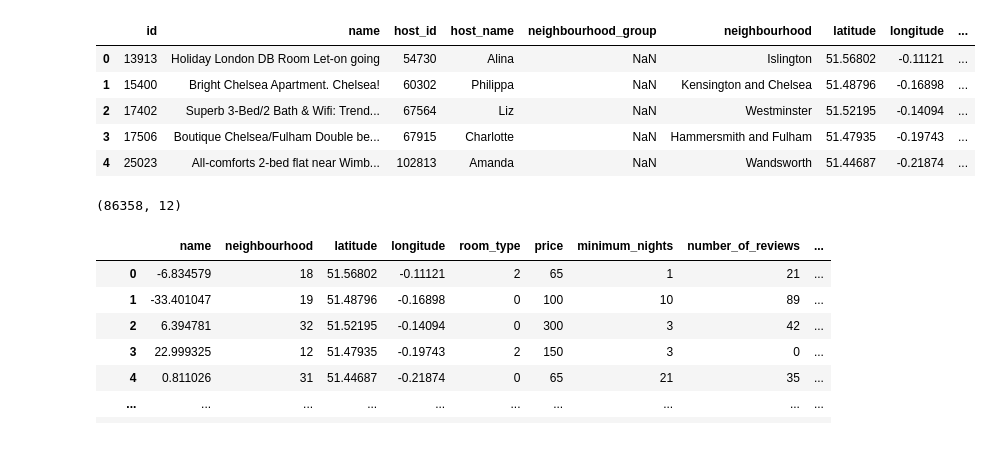
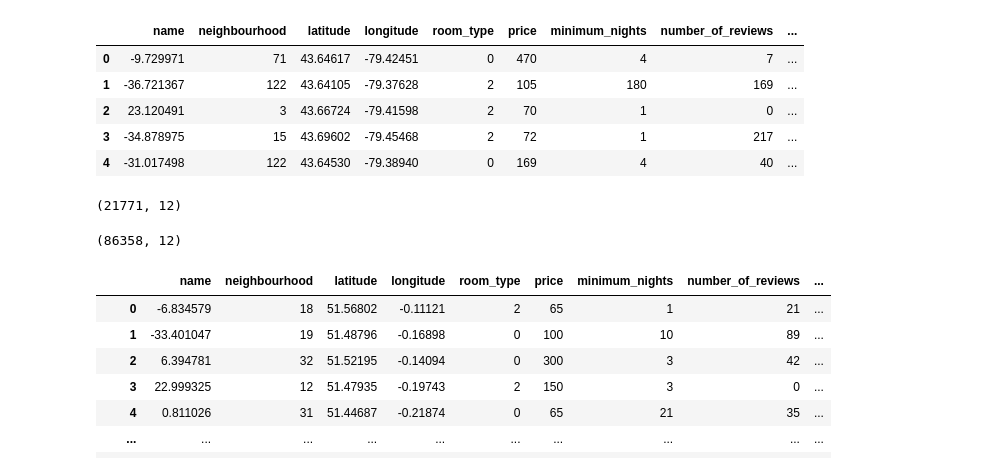
Before and after one commit to SamirMoustafa/airbnb-causal-analysis, a Jupyter notebook: run.ipynb, the cells around one changed output. Cells and saved outputs as stored; diff of their text form; code cells hidden in the pictures.

```diff
--- a/run.ipynb
+++ b/run.ipynb
@@ -4,15 +4,19 @@ import pandas as pd
 from src.preprocessing.clean import airbnb_data_clean
 from src.utils import df2graph, plot_graph
 # %%
-df = pd.read_csv('./data/listings_London.csv')
+df = pd.read_csv('./data/toronto2020-05-07.csv')
 df.head()
 # %% [output]
-|  | id | name | host_id | host_name | neighbourhood_group | neighbourhood | latitude | longitude | ... |
-| 0 | 13913 | Holiday London DB Room Let-on going | 54730 | Alina | NaN | Islington | 51.56802 | -0.11121 | ... |
-| 1 | 15400 | Bright Chelsea Apartment. Chelsea! | 60302 | Philippa | NaN | Kensington and Chelsea | 51.48796 | -0.16898 | ... |
-| 2 | 17402 | Superb 3-Bed/2 Bath & Wifi: Trend... | 67564 | Liz | NaN | Westminster | 51.52195 | -0.14094 | ... |
-| 3 | 17506 | Boutique Chelsea/Fulham Double be... | 67915 | Charlotte | NaN | Hammersmith and Fulham | 51.47935 | -0.19743 | ... |
-| 4 | 25023 | All-comforts 2-bed flat near Wimb... | 102813 | Amanda | NaN | Wandsworth | 51.44687 | -0.21874 | ... |
+|  | name | neighbourhood | latitude | longitude | room_type | price | minimum_nights | number_of_reviews | ... |
+| 0 | -9.729971 | 71 | 43.64617 | -79.42451 | 0 | 470 | 4 | 7 | ... |
+| 1 | -36.721367 | 122 | 43.64105 | -79.37628 | 2 | 105 | 180 | 169 | ... |
+| 2 | 23.120491 | 3 | 43.66724 | -79.41598 | 2 | 70 | 1 | 0 | ... |
+| 3 | -34.878975 | 15 | 43.69602 | -79.45468 | 2 | 72 | 1 | 217 | ... |
+| 4 | -31.017498 | 122 | 43.64530 | -79.38940 | 0 | 169 | 4 | 40 | ... |
+# %%
+df.shape
+# %% [output]
+(21771, 12)
 # %%
 df.shape
 # %% [output]
```
Also changed, not shown: 15 other files.
